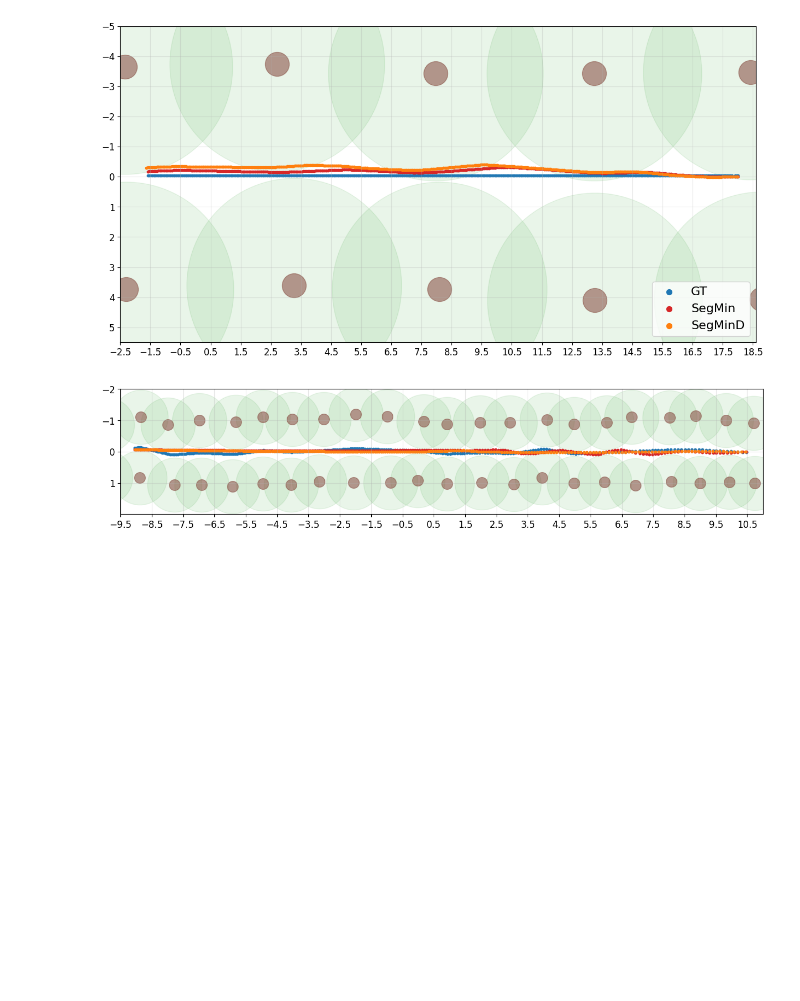
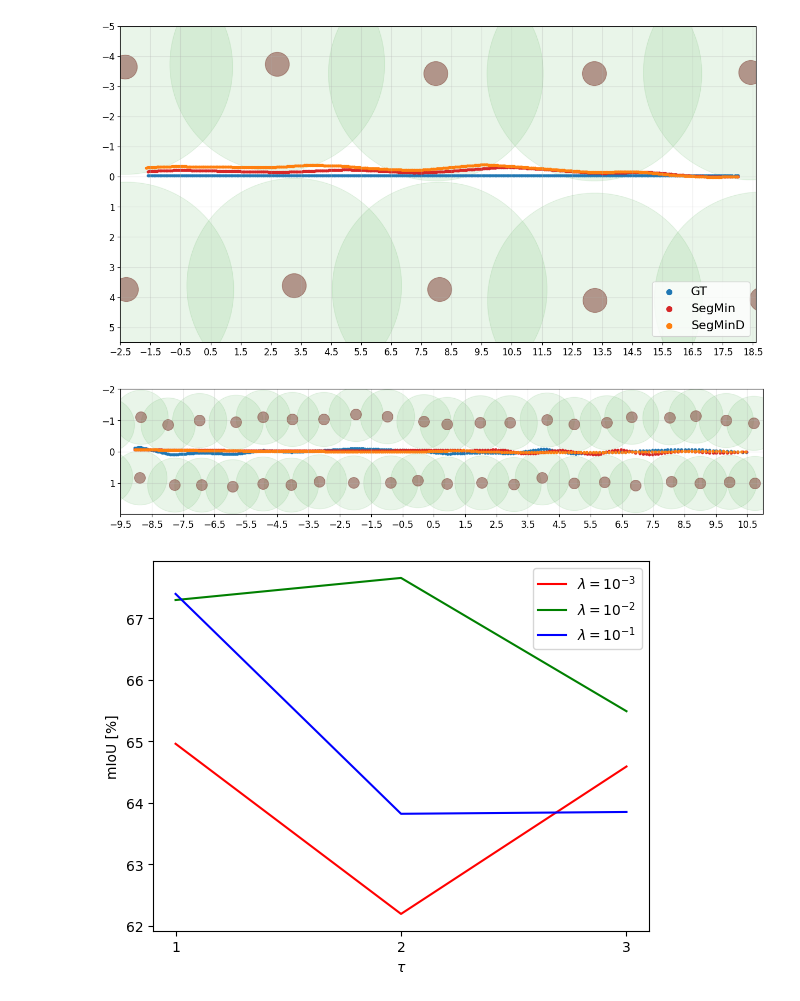
Before and after one commit to PIC4SeR/AgriSeg, a Jupyter notebook: Visualization.ipynb, the cells around one changed output. Drawn from its saved outputs; the diff is of its cells as text; code cells hidden in the pictures; blank space fills up the shorter version.

```diff
--- a/Visualization.ipynb
+++ b/Visualization.ipynb
@@ -158,3 +158,27 @@ plt.savefig('trajectories_2.pdf', bbox_inches='tight')
 plt.show()
 # %% [output]
 [figure]
+# %%
+res = np.array([
+    [1E-03, 1,	64.96, 1.41],
+    [1E-03, 2,	62.19, 6.72],
+    [1E-03, 3,	64.59, 2.47],
+    [1E-02, 1,	67.30, 6.48],
+    [1E-02, 2,	67.66, 1.16],
+    [1E-02, 3,	65.49, 3.99],
+    [1E-01, 1,	67.40, 1.03],
+    [1E-01, 2,	63.82, 3.66],
+    [1E-01, 3,	63.85, 5.69]
+    ])
+# %%
+plt.plot(res[:3,1], res[:3,2], 'r', label=r'$\lambda=10^{-3}$')
+plt.plot(res[3:6,1], res[3:6,2], 'g', label=r'$\lambda=10^{-2}$')
+plt.plot(res[6:9,1], res[6:9,2], 'b', label=r'$\lambda=10^{-1}$')
+plt.xlabel(r'$\tau$')
+plt.ylabel('mIoU [%]')
+plt.gca().set_xticks([1,2,3])
+plt.legend()
+plt.savefig('T.pdf', bbox_inches='tight')
+plt.show()
+# %% [output]
+[figure, added]
```
Also changed, not shown: parts of 1 cell of this notebook, 9 other files.
